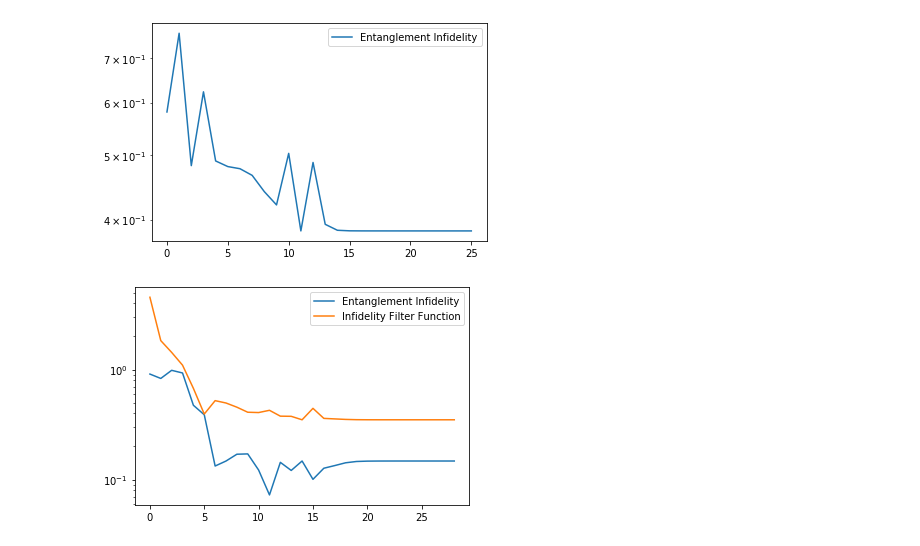
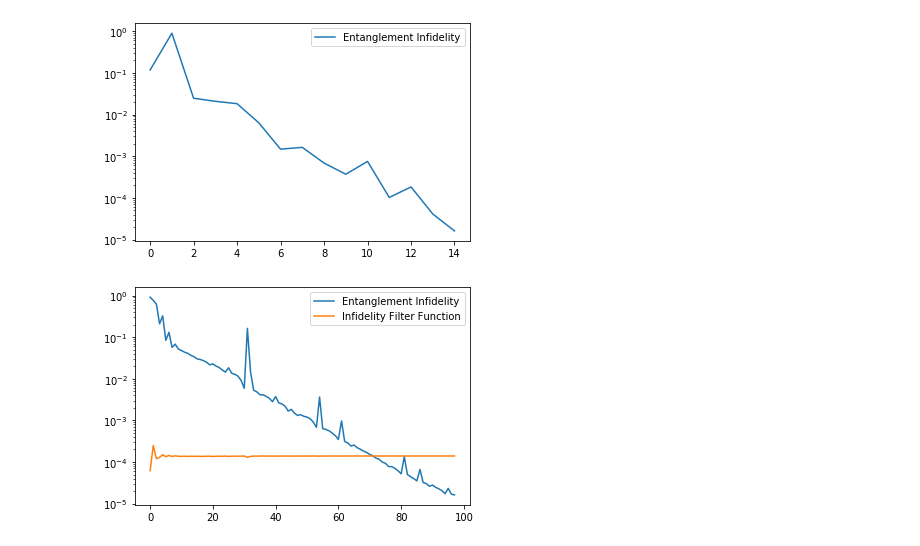
Before and after one commit to qutech/qopt, a Jupyter notebook: qopt/examples/ff_benchmarking/ff_vs_lindblad.ipynb, the cells around one changed output. Saved outputs shown, nothing was run; the diff lists cells and outputs as text; code cells hidden in the pictures.

```diff
--- a/qopt/examples/ff_benchmarking/ff_vs_lindblad.ipynb
+++ b/qopt/examples/ff_benchmarking/ff_vs_lindblad.ipynb
@@ -6,8 +6,27 @@ from qopt.examples.ff_benchmarking.singlet_triplet_setup import \
 from qopt.analyser import Analyser
 from qopt.data_container import DataContainer
+# %%
+n_runs = 2
+
+np.random.seed(0)
+initial_conditions = EPS_MIN * np.random.rand(N_TIME_STEPS, n_runs)
+
+path = r'Z:\SimulationData\ff_derivative\lindblad_vs_ff'
 # %%
-simulator_ff, simulator_l, simulator_syst = create_simulators()
+simulator_ff, simulator_l, simulator_syst, sim_ff_only = create_simulators()
 
 syst_opt = create_optimizer(simulator_syst)
-l_opt = create_optimizer(simulator_l)
-ff_opt = create_optimizer(simulator_ff)
+l_opt = create_optimizer(simulator_l, max_iterations=300)
+ff_opt = create_optimizer(simulator_ff, max_iterations=300)
+ff_only_opt = create_optimizer(sim_ff_only)
+# %%
+l_data = DataContainer(storage_path=path)
+for i in range(n_runs):
+    l_result =  l_opt.run_optimization(
+        initial_control_amplitudes=initial_conditions[:, i])
+
+    l_data.append_optim_result(l_result)
+
+l_analyser = Analyser(data=l_data)
+l_file = r'lindblad' + str(datetime.datetime.now())[:-7]
+l_data.to_pickle(filename=l_file)
@@ -13,0 +35,11 @@ ff_opt = create_optimizer(simulator_ff)
+# %%
+ff_data = DataContainer(storage_path=path)
+for i in range(n_runs):
+    ff_result =  l_opt.run_optimization(
+        initial_control_amplitudes=initial_conditions[:, i])
+
+    ff_data.append_optim_result(ff_result)
+
+ff_analyser = Analyser(data=ff_data)
+ff_file = r'filter_functions' + str(datetime.datetime.now())[:-7]
+ff_data.to_pickle(filename=ff_file)
@@ -32,19 +60,19 @@ syst_opt.system_simulator.solvers[0].plot_bloch_sphere()
 # %%
 np.random.seed(0)
 
-initial_conditions = np.random.rand(10, 1)
+initial_conditions = EPS_MIN * np.random.rand(10, 1)
 data = DataContainer()
 result = l_opt.run_optimization(
     initial_control_amplitudes=initial_conditions)
 
 data.append_optim_result(result)
 analyser = Analyser(data=data)
 analyser.plot_costs()
 # %% [output]
-[figure, old version]
+[figure, new version]
 # %%
 np.random.seed(0)
-initial_conditions = np.random.rand(10, 1)
+initial_conditions = EPS_MIN * np.random.rand(10, 1)
 data = DataContainer()
 result = ff_opt.run_optimization(
     initial_control_amplitudes=initial_conditions)
@@ -53,4 +81,4 @@ data.append_optim_result(result)
 analyser = Analyser(data=data)
 analyser.plot_costs()
 # %% [output]
-[figure, old version]
+[figure, new version]
```
Also changed, not shown: parts of 7 cells of this notebook, 2 other files.
